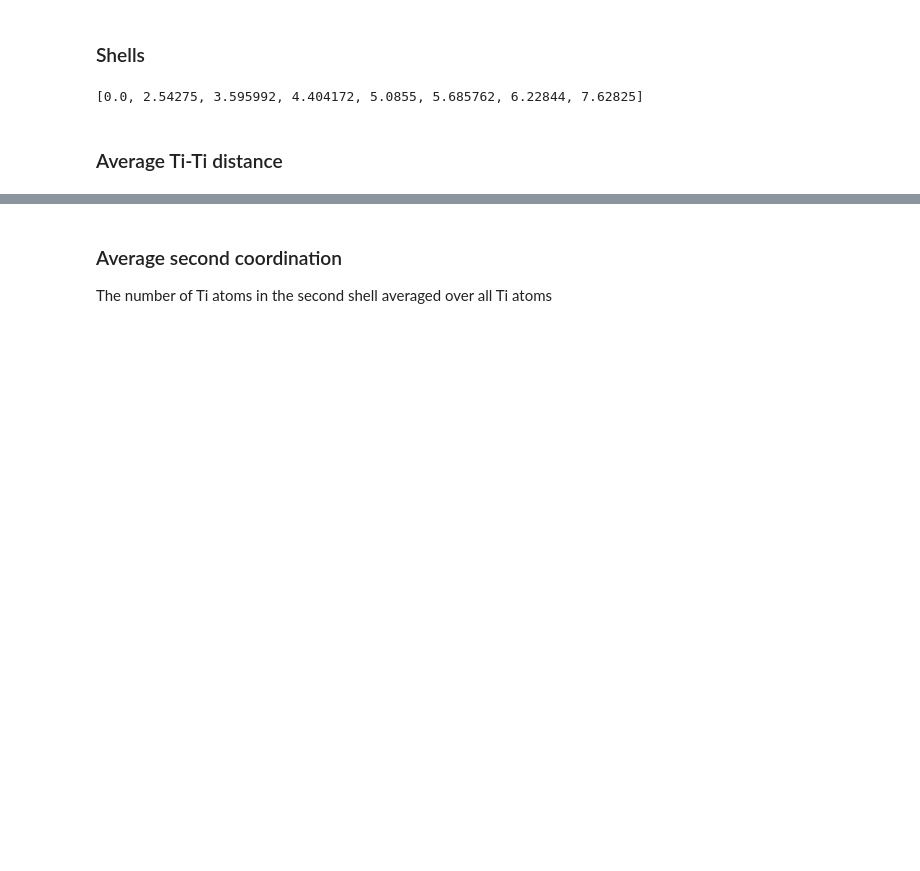
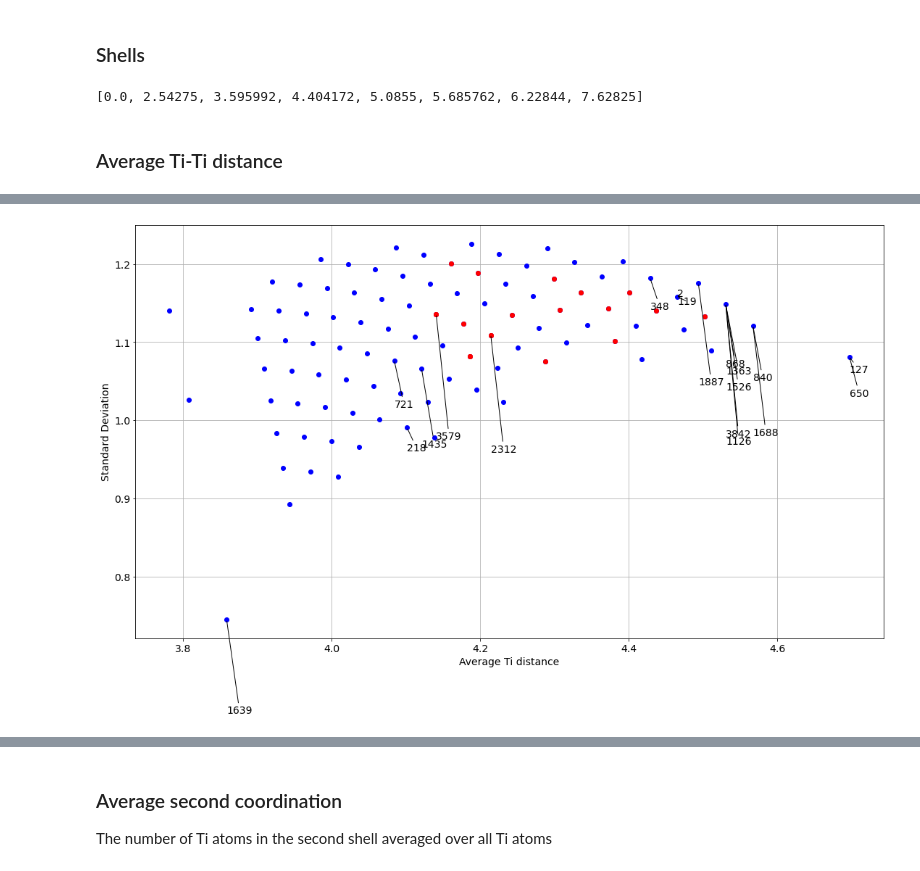
Before and after one commit to cmsg-icl/solid-solutions, a Jupyter notebook: Structure_analysis.ipynb, the cells around one changed output, grey strips where cells are left out. Saved outputs shown, nothing was run; the diff lists cells and outputs as text; code cells hidden in the pictures; blank space fills up the shorter version.

```diff
--- a/Structure_analysis.ipynb
+++ b/Structure_analysis.ipynb
@@ -160,0 +154,8 @@ for n,structure in enumerate(structures):
+# %%
+unique_ti_average = np.unique(np.sort(np.array(average_ti)),axis=0)
+average_ti_group = []
+for i in range(len(structures)):
+    average_ti_group.append(np.where(unique_ti_average == average_ti[i])[0][0])
+# %%
+dist_std_unique, dist_std_first, dist_std_occ =  np.unique(np.round(np.array(average_std_ti_combined),6),axis=0,return_counts=True,return_index=True)
+dist_std_first
@@ -160,0 +172,38 @@ for n,structure in enumerate(structures):
+# %%
+import matplotlib.pyplot as plt
+
+
+font = {'size'   : 14,
+       'weight': 'normal'}
+
+plt.rc('font', **font)
+
+color = ['b','g','r','c','m','y','k','tab:orange']
+fig, ax = plt.subplots()
+ax.plot(dist_std_unique[:,0], dist_std_unique[:,1],'o',c=color[0])
+ax.plot(np.array(average_std_ti_combined)[selected_structures,0],
+        np.array(average_std_ti_combined)[selected_structures,1],'o',c=color[2])
+#label = dist_std_first
+label = selected_structures
+#ax.plot(non_linear, e_non_linear,'o',c=color[1])
+#ax.plot(np.arange(4023), energy_sorted,'o',c=color[1])
+#ax.plot(average_ti,energy_sorted ,'o',c=color[1])
+
+
+ax.set(xlabel='Average Ti distance', ylabel='Standard Deviation')
+ax.grid()
+
+texts = []
+another_annotation = '- style'
+for i, txt in enumerate(label):
+    #ax.annotate(txt, (dist_std_unique[i,0], dist_std_unique[i,1]),)
+    x = np.array(average_std_ti_combined)[txt-1,0]
+    y = np.array(average_std_ti_combined)[txt-1,1]
+    #ax.annotate(txt, (np.array(average_std_ti_combined)[txt-1,0], np.array(average_std_ti_combined)[txt-1,1]),)
+    xytext = (x,y-0.01*i)
+    ax.annotate(txt,xy=(x,y),xytext=xytext,arrowprops={'arrowstyle':'-'})
+fig.set_size_inches(18.5, 10.5)
+#fig.savefig("test.png")
+plt.show()
+# %% [output]
+[figure, added]
```
Also changed, not shown: parts of 136 cells of this notebook.
